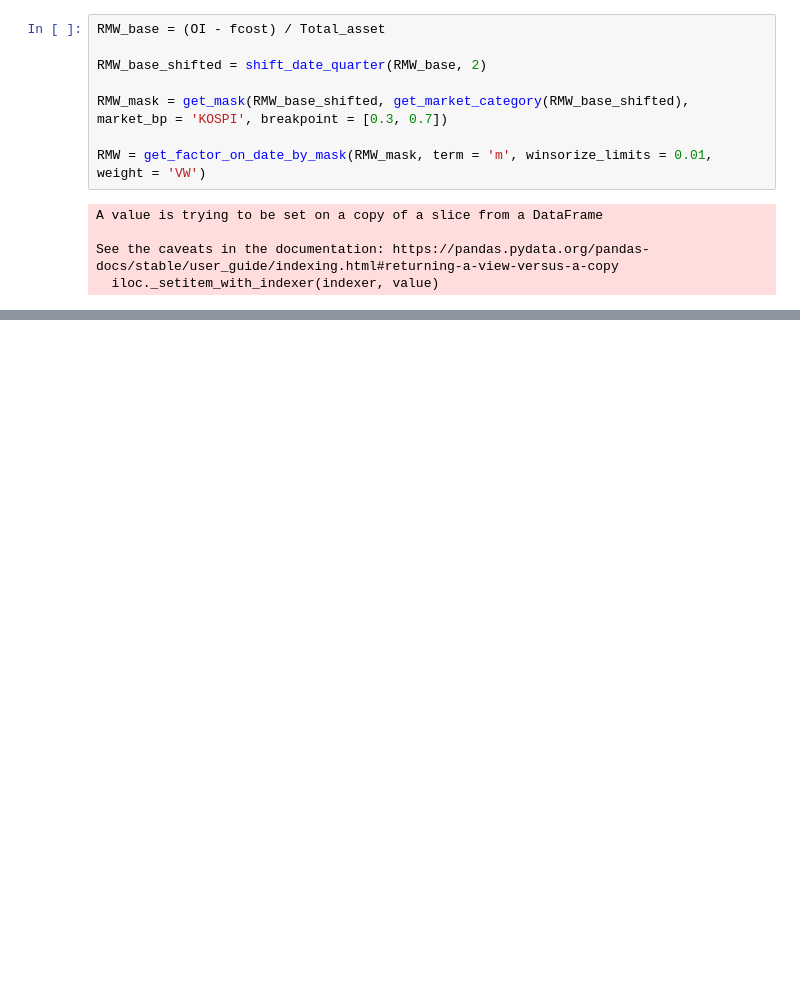
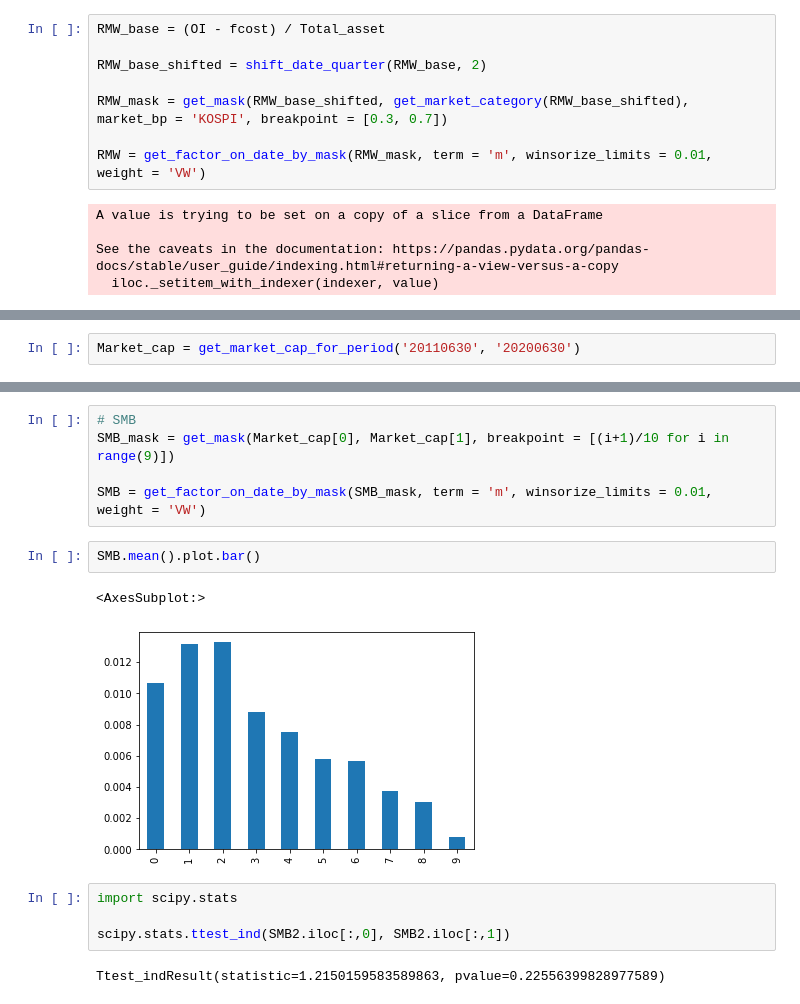
Before and after one commit to Eternity402/Factor_Investing, a Jupyter notebook: Sirius_API.ipynb, the cells around one changed output, grey strips where cells are left out. Saved outputs shown, nothing was run; the diff lists cells and outputs as text; blank space fills up the shorter version.

```diff
--- a/Sirius_API.ipynb
+++ b/Sirius_API.ipynb
@@ -828,0 +869,2 @@ r
+# %%
+Market_cap = get_market_cap_for_period('20110630', '20200630')
@@ -828,0 +893,16 @@ r
+# %%
+# SMB
+SMB_mask = get_mask(Market_cap[0], Market_cap[1], breakpoint = [(i+1)/10 for i in range(9)])
+
+SMB = get_factor_on_date_by_mask(SMB_mask, term = 'm', winsorize_limits = 0.01, weight = 'VW')
+# %%
+SMB.mean().plot.bar()
+# %% [output]
+<AxesSubplot:>
+[figure, added]
+# %%
+import scipy.stats
+
+scipy.stats.ttest_ind(SMB2.iloc[:,0], SMB2.iloc[:,1])
+# %% [output]
+Ttest_indResult(statistic=1.2150159583589863, pvalue=0.22556399828977589)
```
Also changed, not shown: parts of 97 cells of this notebook.
